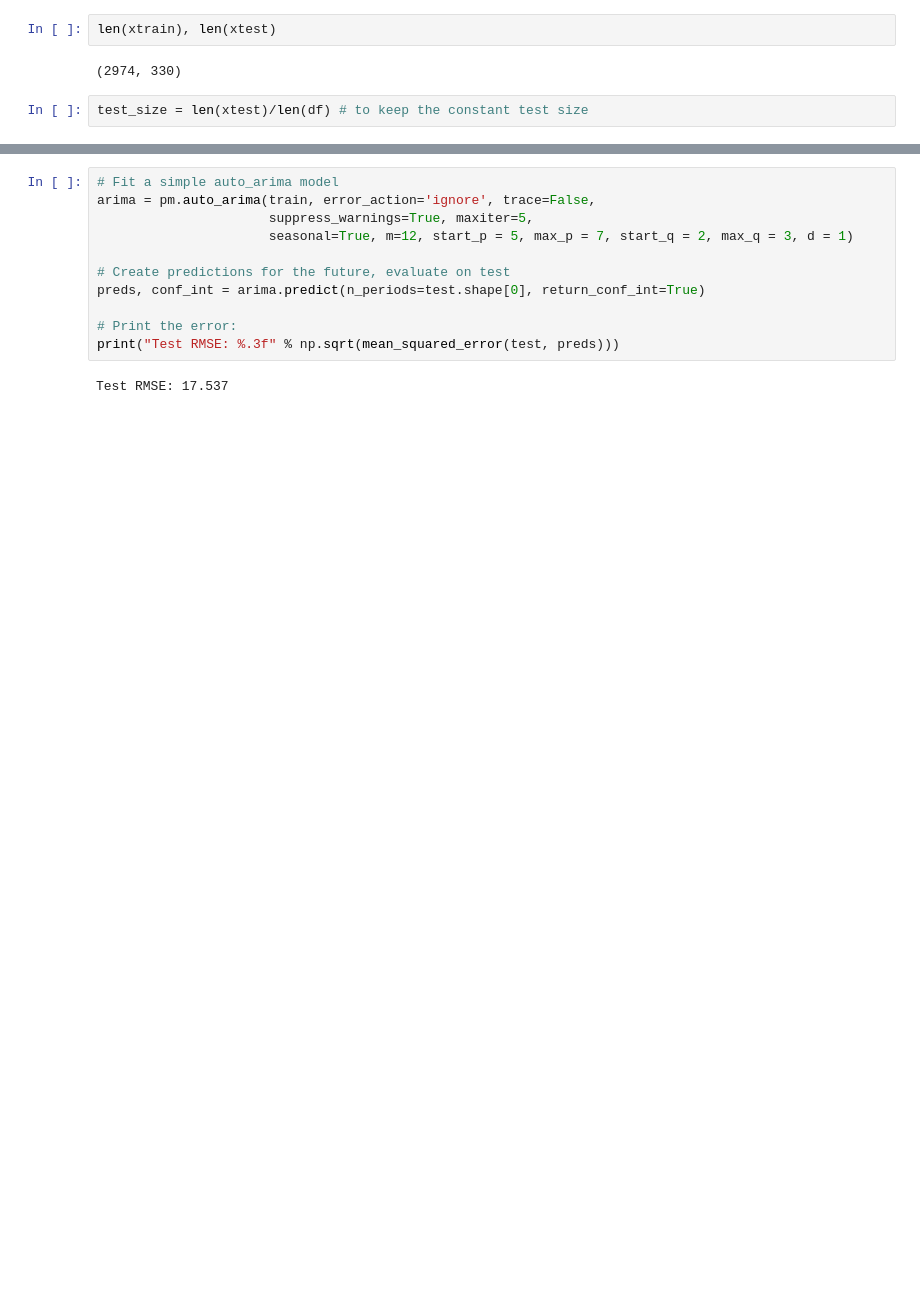
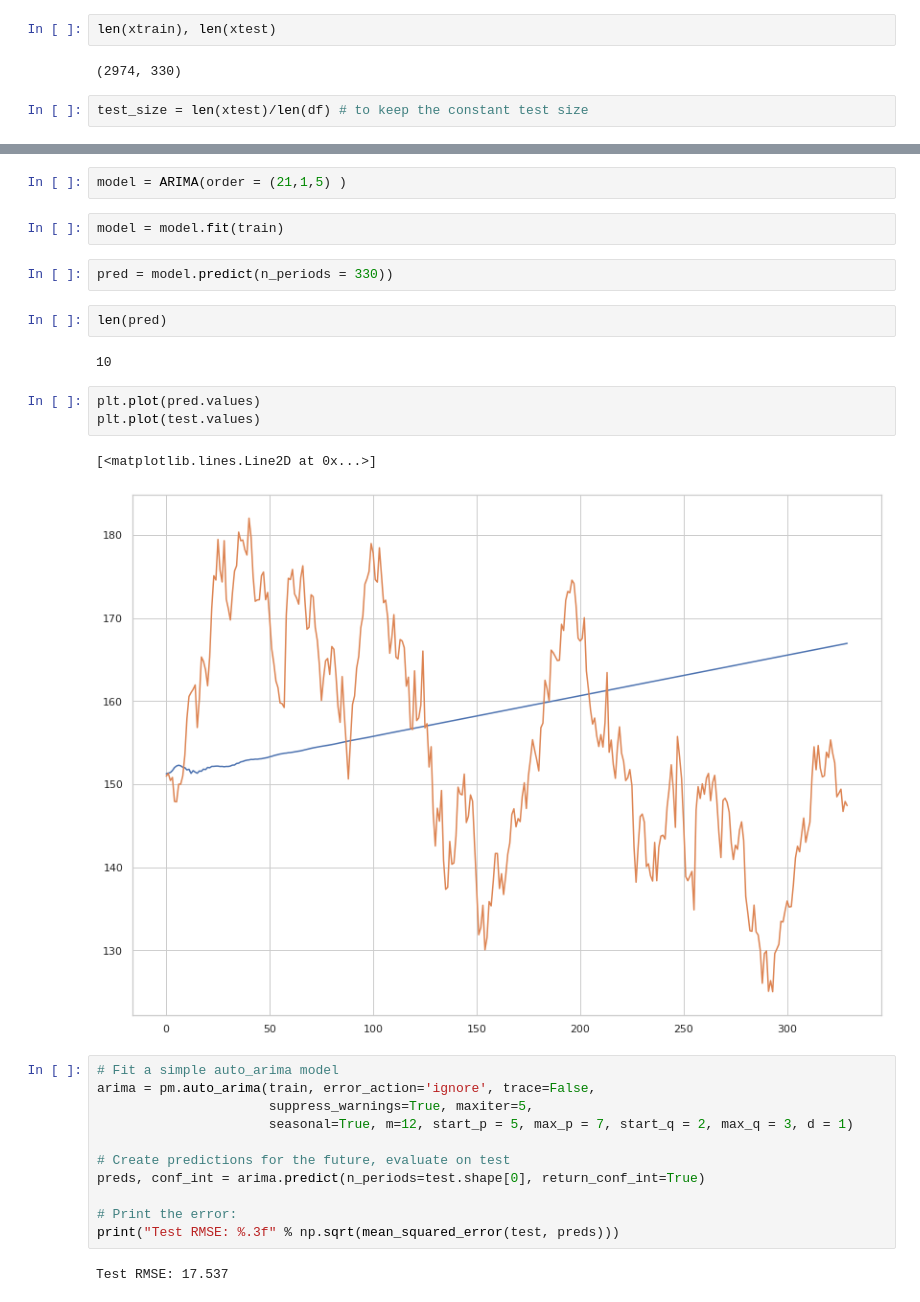
Before and after one commit to tikendraw/stock-price-prediction, a Jupyter notebook: stock_prize_prediction.ipynb, the cells around one changed output, grey strips where cells are left out. Drawn from its saved outputs; the diff is of its cells as text; blank space fills up the shorter version.

```diff
--- a/stock_prize_prediction.ipynb
+++ b/stock_prize_prediction.ipynb
@@ -392,6 +409,22 @@ Covariance Type:                  opg
 
 Warnings:
 [1] Covariance matrix calculated using the outer product of gradients (complex-step).
+# %%
+model = ARIMA(order = (21,1,5) )
+# %%
+model = model.fit(train)
+# %%
+pred = model.predict(n_periods = 330))
+# %%
+len(pred)
+# %% [output]
+10
+# %%
+plt.plot(pred.values)
+plt.plot(test.values)
+# %% [output]
+[<matplotlib.lines.Line2D at 0x...>]
+[figure, added]
 # %%
 # Fit a simple auto_arima model
 arima = pm.auto_arima(train, error_action='ignore', trace=False,
```
Also changed, not shown: parts of 19 cells of this notebook.
